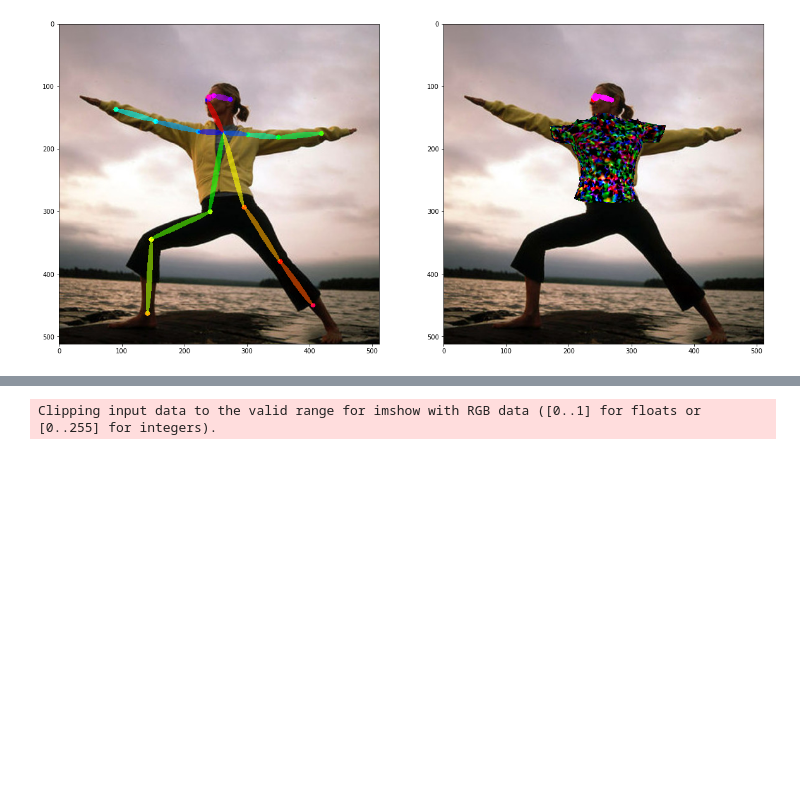
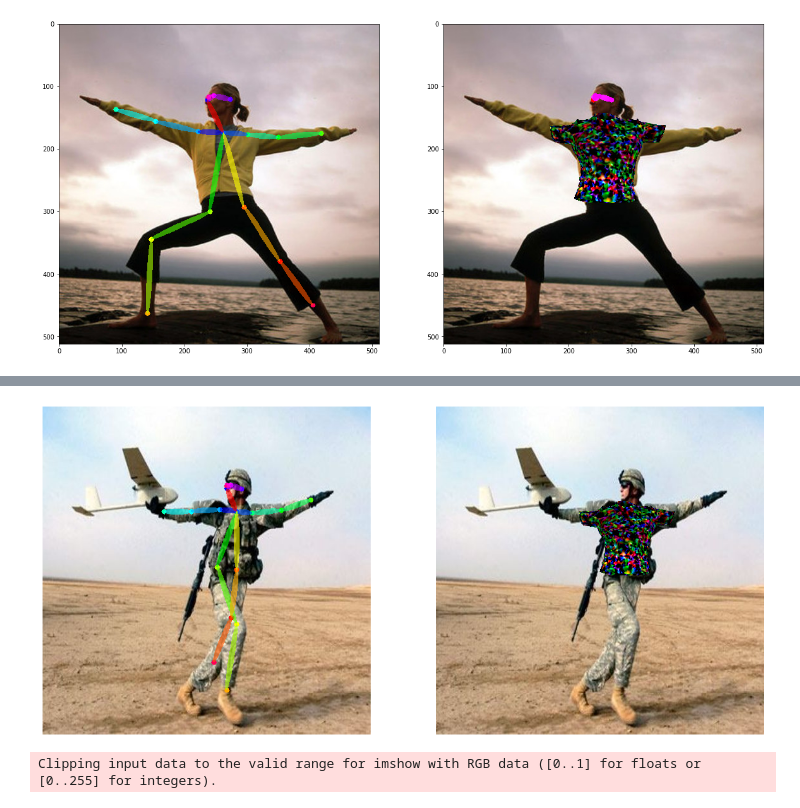
Before and after one commit to alexus37/MasterThesisCode, a Jupyter notebook: experiments/torch3d/044_render_on_real_image.ipynb, the cells around one changed output, grey strips where cells are left out. Cells and saved outputs as stored; diff of their text form; code cells hidden in the pictures; blank space fills up the shorter version.

Commit message:
create soldier example

```diff
--- a/experiments/torch3d/044_render_on_real_image.ipynb
+++ b/experiments/torch3d/044_render_on_real_image.ipynb
@@ -355,3 +355,83 @@ fig.savefig('../results/pytorch3d/real2.png', dpi=100, bbox_inches='tight')
 # %% [output]
 Clipping input data to the valid range for imshow with RGB data ([0..1] for floats or [0..255] for integers).
 [figure]
+# %%
+BG_PATH = '../data/real_poose_backgrounds/soldier4.jpg'
+R, T = look_at_view_transform(10000.0, 180, 0)
+
+T[0, 1] = -820
+T[0, 0] = -225.0
+
+cameras = OpenGLPerspectiveCameras(
+        znear=0.1,
+        zfar=10000,
+        fov=15,
+        degrees=True,
+        device=device,
+        R=R,
+        T=T
+    )
+
+
+renderer = MeshRenderer(
+    rasterizer=MeshRasterizer(
+        cameras=cameras,
+        raster_settings=raster_settings
+    ),
+    shader=HardPhongShader(
+        device=device,
+        cameras=cameras,
+        lights=lights
+    )
+)
+silhouette_renderer = MeshRenderer(
+    rasterizer=MeshRasterizer(
+        cameras=cameras,
+        raster_settings=raster_settings
+    ),
+    shader=SoftSilhouetteShader(blend_params=blend_params)
+)
+
+
+
+real_input = cv2.imread(BG_PATH)
+candidate, subset = body_estimation(real_input)
+canvas_orig = copy.deepcopy(real_input)
+canvas_orig = util.draw_bodypose(canvas_orig, candidate, subset)
+
+
+mesh = joined_meshes_noise[0]
+image = renderer(mesh)   # (1, H, W, 4)
+silhouette = silhouette_renderer(mesh)   # (1, H, W, 4)
+
+background = cv2.imread(BG_PATH)
+background = cv2.cvtColor(background, cv2.COLOR_BGR2RGB)
+background = torch.from_numpy(background / 255).unsqueeze(0).float().cuda()
+alpha = torch.ones((1, 512, 512, 1)).cuda()
+background = torch.cat([background, alpha], 3)
+
+
+alpha_mask = torch.cat([silhouette[..., 3], silhouette[..., 3], silhouette[..., 3], silhouette[..., 3]], 0)
+alpha_mask = alpha_mask.unsqueeze(0).permute((0, 2, 3, 1))
+
+cur_image = where(alpha_mask > 0, image, background)
+
+# Save outputs to create a GIF.
+rendering_torch_input = (cur_image[..., :3] - 0.5).permute((0, 3, 1, 2)).float()
+
+heatmap_avg, paf_avg = body_estimation.compute_heatmap_paf_avg(rendering_torch_input, ORIG_SHAPE)
+candidate, subset = body_estimation.get_pose(heatmap_avg, paf_avg, ORIG_SHAPE)
+rendering_torch_np =  cur_image[0, ..., :3].detach().squeeze().cpu().numpy()
+canvas_noise = copy.deepcopy(rendering_torch_np)
+canvas_noise = util.draw_bodypose(canvas_noise, candidate, subset)
+fig = plt.figure(figsize=(20, 10))
+ax = fig.add_subplot(1, 2, 1)
+ax.imshow(canvas_orig[:, :, [2, 1, 0]])
+ax.axis('off')
+
+ax = fig.add_subplot(1, 2, 2)
+ax.imshow(canvas_noise)
+ax.axis('off')
+
+fig.savefig('../results/pytorch3d/soldier.png', dpi=100, bbox_inches='tight')
+# %% [output]
@@ -358,3 +439,4 @@ Clipping input data to the valid range for imshow with RGB data ([0..1] for floa
+[figure, added]
 # %%
 BG_PATH = '../data/real_poose_backgrounds/man.jpg'
 R, T = look_at_view_transform(10000.0, 180, 0)
```
Also changed, not shown: parts of 1 cell of this notebook, 1 other file.
